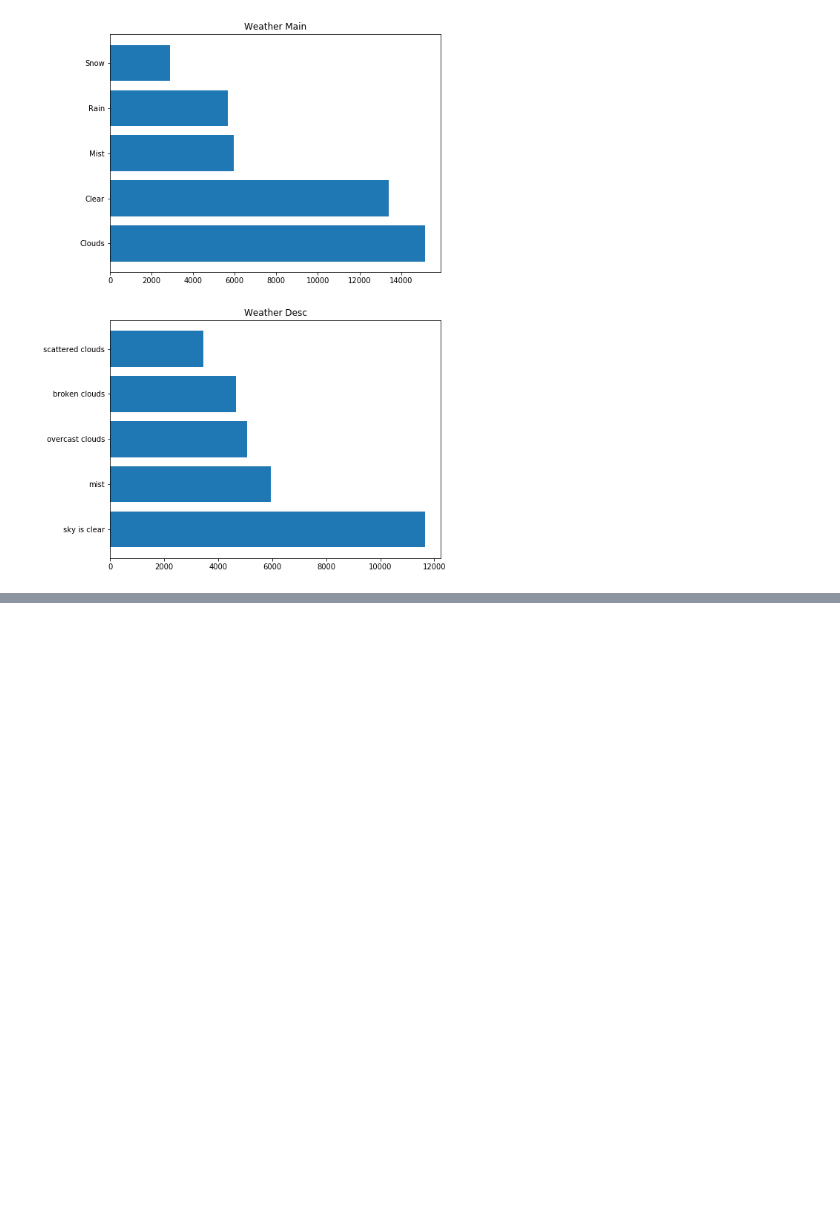
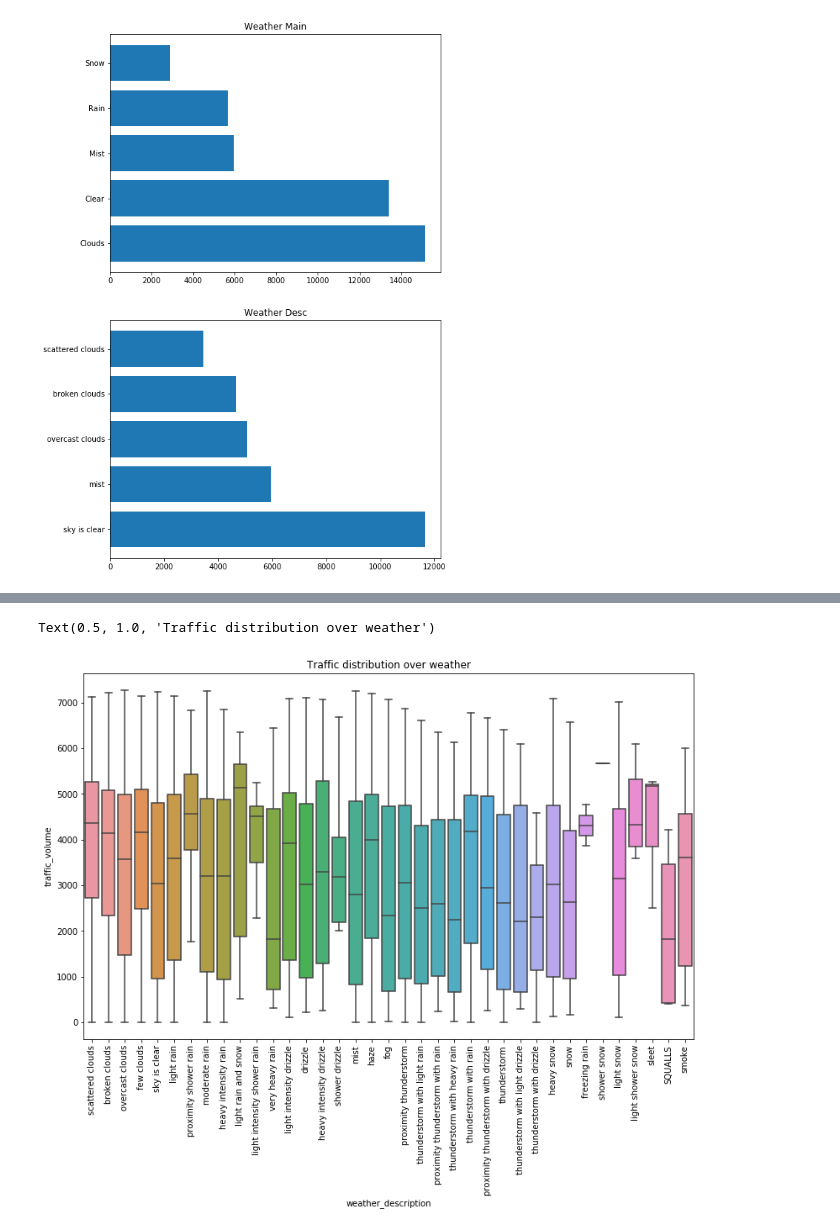
Before and after one commit to shobhitshah/metro-interstate-traffic, a Jupyter notebook: scripts/metro-interstate-traffic.ipynb, the cells around one changed output, grey strips where cells are left out. Cells and saved outputs as stored; diff of their text form; code cells hidden in the pictures; blank space fills up the shorter version.

```diff
--- a/scripts/metro-interstate-traffic.ipynb
+++ b/scripts/metro-interstate-traffic.ipynb
@@ -77,0 +218,6 @@ plt.setp(ax.get_xticklabels(), rotation=90)
+# %%
+train['weather_main_num'] = train.weather_main.map({
+        '?':0, 'Clouds':10, 'Clear':20, 'Rain':30, 'Drizzle':40,
+        'Mist':50, 'Haze':60, 'Fog':70, 'Thunderstorm':80,
+        'Snow':90, 'Squall':100, 'Smoke':110
+    })
@@ -77,0 +241,37 @@ plt.setp(ax.get_xticklabels(), rotation=90)
+# %%
+train['weather_description'] = np.where(train.weather_description == 'Sky is Clear', 'sky is clear',
+                                        train.weather_description)
+# %%
+train['weather_description_num'] = train.weather_description.map({
+        '?':0, 'scattered clouds':11, 'broken clouds':12, 'overcast clouds':13,
+       'sky is clear':21, 'few clouds':14, 'light rain':31,
+       'light intensity drizzle':41, 'mist':51, 'haze':61, 'fog':71,
+       'proximity shower rain':32, 'drizzle':42, 'moderate rain':33,
+       'heavy intensity rain':34, 'proximity thunderstorm':81,
+       'thunderstorm with light rain':82, 'proximity thunderstorm with rain':83,
+       'heavy snow':91, 'heavy intensity drizzle':43, 'snow':92,
+       'thunderstorm with heavy rain':84, 'freezing rain':93, 'shower snow':94,
+       'light rain and snow':35, 'light intensity shower rain':36, 'SQUALLS':100,
+       'thunderstorm with rain':85, 'proximity thunderstorm with drizzle':86,
+       'thunderstorm':87, 'Sky is Clear':22, 'very heavy rain':37,
+       'thunderstorm with light drizzle':88, 'light snow':95,
+       'thunderstorm with drizzle':89, 'smoke':111, 'shower drizzle':43,
+       'light shower snow':96, 'sleet':97
+    })
+# %%
+df=train[['weather_description_num', 'weather_description']]
+df=df.sort_values(by='weather_description_num')
+# %%
+plt.figure(figsize=(13, 8))
+
+ax=sns.boxplot(
+    x='weather_description',
+    y='traffic_volume',
+    order=df.weather_description.unique(),
+    data=train,
+)
+plt.setp(ax.get_xticklabels(), rotation=90)
+ax.set_title("Traffic distribution over weather")
+# %% [output]
+Text(0.5, 1.0, 'Traffic distribution over weather')
+[figure, added]
```
Also changed, not shown: parts of 43 cells of this notebook.
